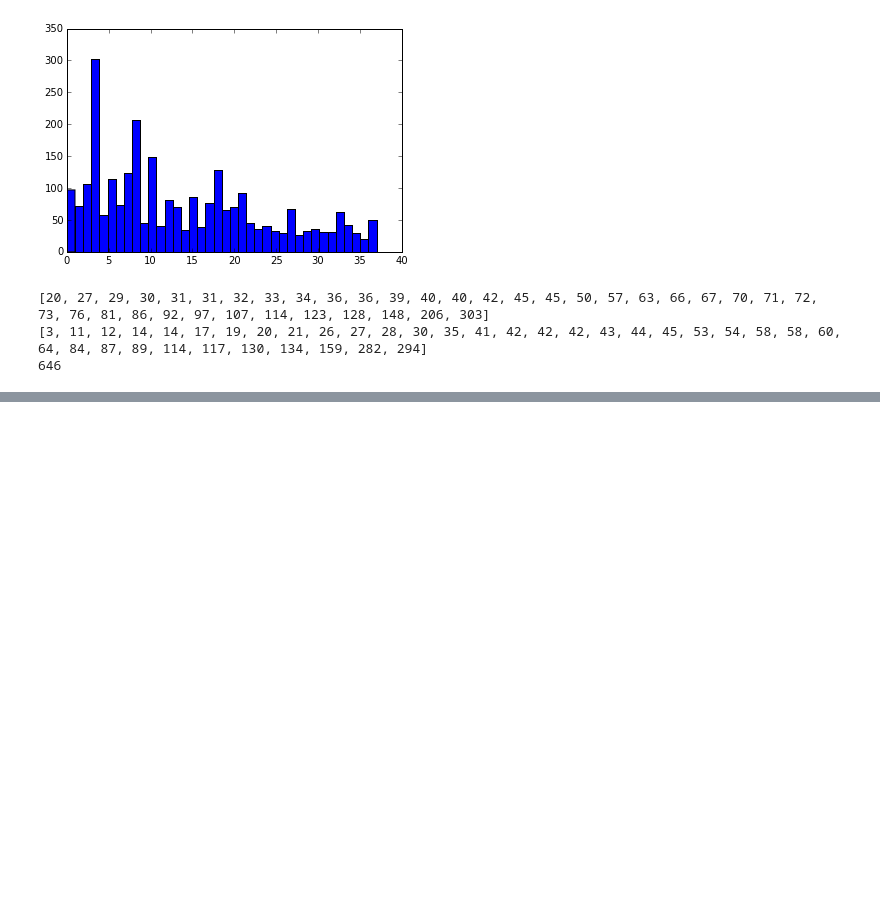
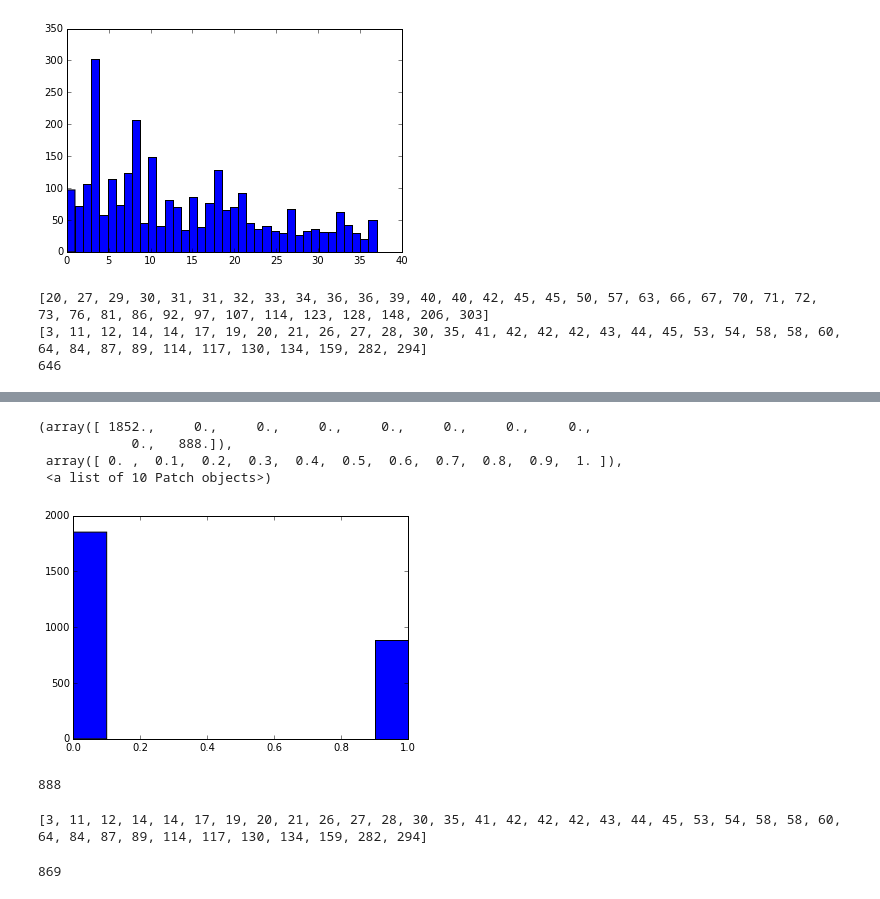
Before and after one commit to mzw4/jyupitertime, a Jupyter notebook: comp1/CS 5786 Comp 1 - JAC.ipynb, the cells around one changed output, grey strips where cells are left out. Drawn from its saved outputs; the diff is of its cells as text; code cells hidden in the pictures; blank space fills up the shorter version.

```diff
--- a/comp1/CS 5786 Comp 1 - JAC.ipynb
+++ b/comp1/CS 5786 Comp 1 - JAC.ipynb
@@ -2947,0 +3046,16 @@ print score_debate_clustering(sorted([k_means_labels.count(i) for i in range(NUM
+# %%
+speech_graph_copy, _ = load_sparse_data('speech_graph.csv', NUM_SPEECHES)
+
+speech_row_sums = {i: len(sparse_where(speech_graph, i)) for i in range(NUM_SPEECHES)}
+
+# Create affinity matrix.
+print 'Creating affinity matrix.'
+for row in range(NUM_SPEECHES):
+    row_indices = sparse_where(speech_graph, row)
+    for index in row_indices:
+        if abs(speech_row_sums[index] - speech_row_sums[row]) > 32.8851648322 :
+            speech_graph_copy[row, index] = 0.0
+    if row % 350 == 0:
+        print row * 100.0 / NUM_SPEECHES, '%'
+
+print 'Done'
@@ -2947,0 +3080,21 @@ print score_debate_clustering(sorted([k_means_labels.count(i) for i in range(NUM
+# %%
+spectral_labels = cluster.spectral_clustering(speech_graph_copy, n_clusters=2)
+plt.hist(spectral_labels, bins=10)
+# %% [output]
+(array([ 1852.,     0.,     0.,     0.,     0.,     0.,     0.,     0.,
+            0.,   888.]),
+ array([ 0. ,  0.1,  0.2,  0.3,  0.4,  0.5,  0.6,  0.7,  0.8,  0.9,  1. ]),
+ <a list of 10 Patch objects>)
+[figure, added]
+# %%
+print list(spectral_labels).count(1)
+# %% [output]
+888
+# %%
+print(actual_cluster_sizes)
+# %% [output]
+[3, 11, 12, 14, 14, 17, 19, 20, 21, 26, 27, 28, 30, 35, 41, 42, 42, 42, 43, 44, 45, 53, 54, 58, 58, 60, 64, 84, 87, 89, 114, 117, 130, 134, 159, 282, 294]
+# %%
+ 134 + 159 + 282 + 294
+# %% [output]
+869
```
Also changed, not shown: parts of 13 cells of this notebook, 1 other file.
